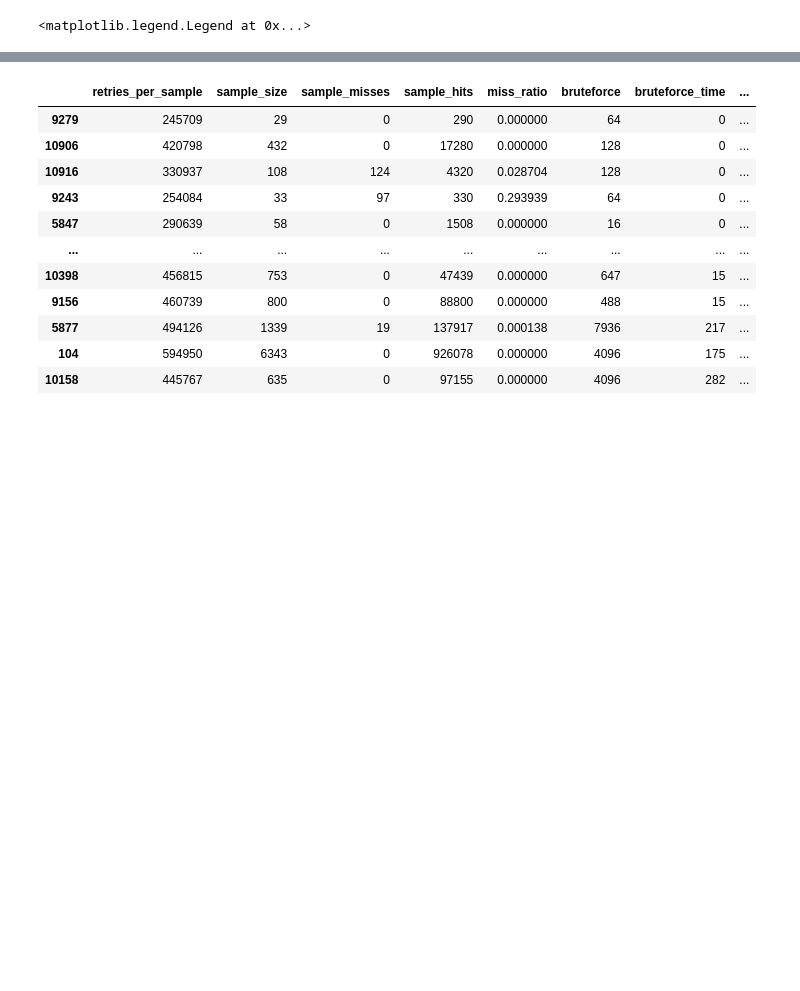
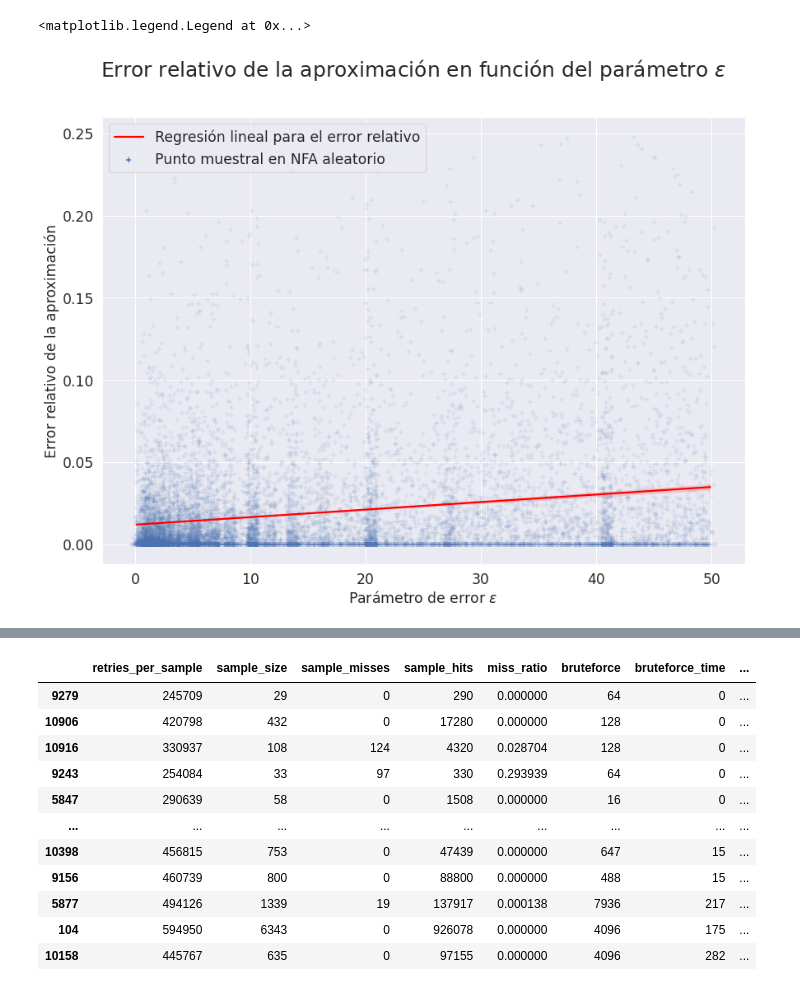
Before and after one commit to viantirreau/count-nfa, a Jupyter notebook: cpp_bindings.ipynb, the cells around one changed output, grey strips where cells are left out. Saved outputs shown, nothing was run; the diff lists cells and outputs as text; code cells hidden in the pictures; blank space fills up the shorter version.

```diff
--- a/cpp_bindings.ipynb
+++ b/cpp_bindings.ipynb
@@ -10,26 +10,31 @@ from tqdm.auto import tqdm as tqdm
 import pandas as pd
 import pickle
 from multiprocessing import Pool, TimeoutError
-sns.set(rc={"figure.figsize": (14,10)})
+sns.set(rc={"figure.figsize": (14,10),
+            'legend.fontsize': 'x-large',
+            'axes.labelsize': 'x-large',
+            'axes.titlesize':'x-large',
+            'xtick.labelsize':'x-large',
+            'ytick.labelsize':'x-large'})
 # %%
 def random_run():
-    n_states = randint(2, 20)
-    sparsity = round(random() / 2 + 0.5, 2)
-    n_initial = randint(1, min(n_states, 5))
-    n_final = randint(1, min(n_states, 5))
-    string_length = randint(6, 20)
+    n_states = randint(20, 200)
+    sparsity = round(0.03 * random() + 0.97, 5)
+    n_initial = randint(1, min(n_states, 2))
+    n_final = randint(1, min(n_states, 3))
+    string_length = randint(3, 10)
     rand_matrix = random_matrix_for_nfa(n_states=n_states, sparsity=sparsity, n_initial=n_initial, n_final=n_final)
     rand_nfa = NFA.from_random_matrix(rand_matrix)
     rand_nfa_text = rand_nfa.to_text()
 
     res_array = []
 
-    epsilon = round(random() * 45 + 5, 1) # epsilon \in [5, 50]
+    epsilon = round(random() * 95 + 5, 1) # epsilon \in [5, 100]
     kappa_multiple = 1
     phi_multiple = round(2 ** (5 + random() * 5)) # phi_multiple \in [32, 1024]
 
     cpp_input = f"{string_length} {epsilon} {kappa_multiple} {phi_multiple}\n" + rand_nfa_text
-    program = ["timeout", "90", "./cpp/main"]
+    program = ["timeout", "300", "./cpp/main"]
     result = subprocess.run(program,
                             stdout=subprocess.PIPE,
                             input=cpp_input,
@@ -83,7 +88,7 @@ with Pool(processes=n_proc) as pool:
                 if res:
                     results.extend(res)
 
-        with open("cpp_random.pkl", "wb") as fd:
+        with open("cpp_random_big.pkl", "wb") as fd:
             pickle.dump(results, fd)
         print(f"Wrote pickle file for {len(results)} results")
 # %% [output]
@@ -129,3 +154,16 @@ plt.legend(*sc.legend_elements(), bbox_to_anchor=(0.18, 0.95), loc=0)
 [interactive output not drawn]
 [interactive output not drawn]
 <matplotlib.legend.Legend at 0x...>
+# %%
+sns.regplot(data=df[(df.epsilon < 50) & (df.rel_error<0.25)], x="epsilon", y="rel_error",
+            scatter_kws={"alpha": 0.1}, marker="+", x_jitter=0.5,
+            line_kws={"color": "red"})
+plt.ylabel("Error relativo de la aproximación")
+plt.xlabel("Parámetro de error $\epsilon$")
+plt.suptitle("Error relativo de la aproximación en función del parámetro $\epsilon$", fontsize=25)
+leg = plt.legend(["Regresión lineal para el error relativo", "Punto muestral en NFA aleatorio"])
+
+for lh in leg.legendHandles:
+    lh.set_alpha(1)
+# %% [output]
+[figure, added]
```
Also changed, not shown: parts of 11 cells of this notebook, 1 other file.
